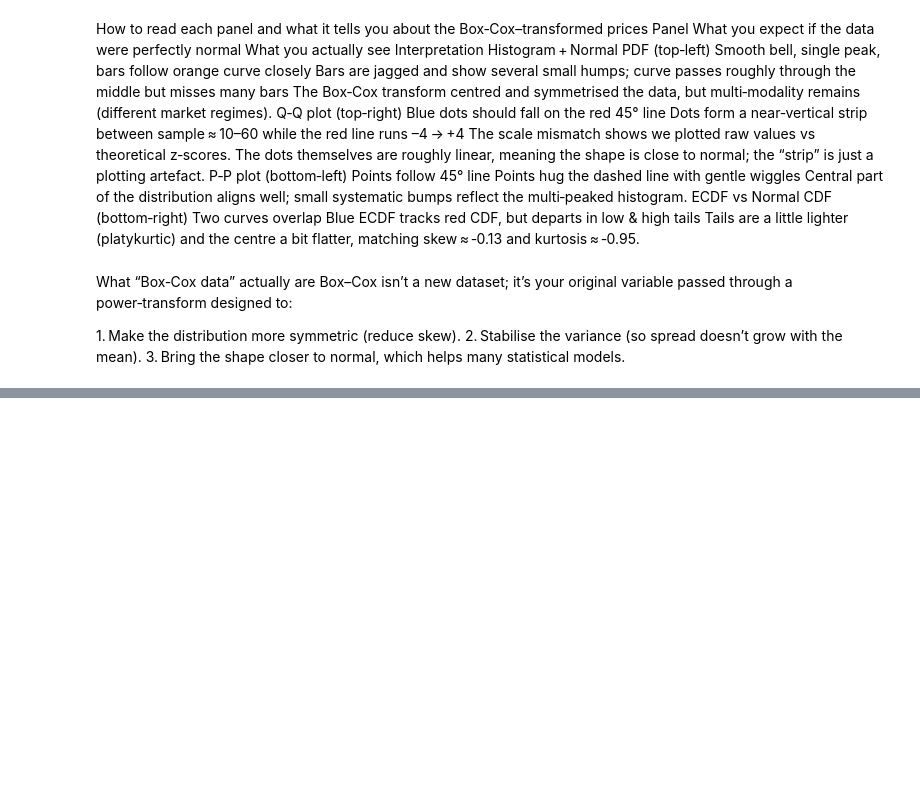
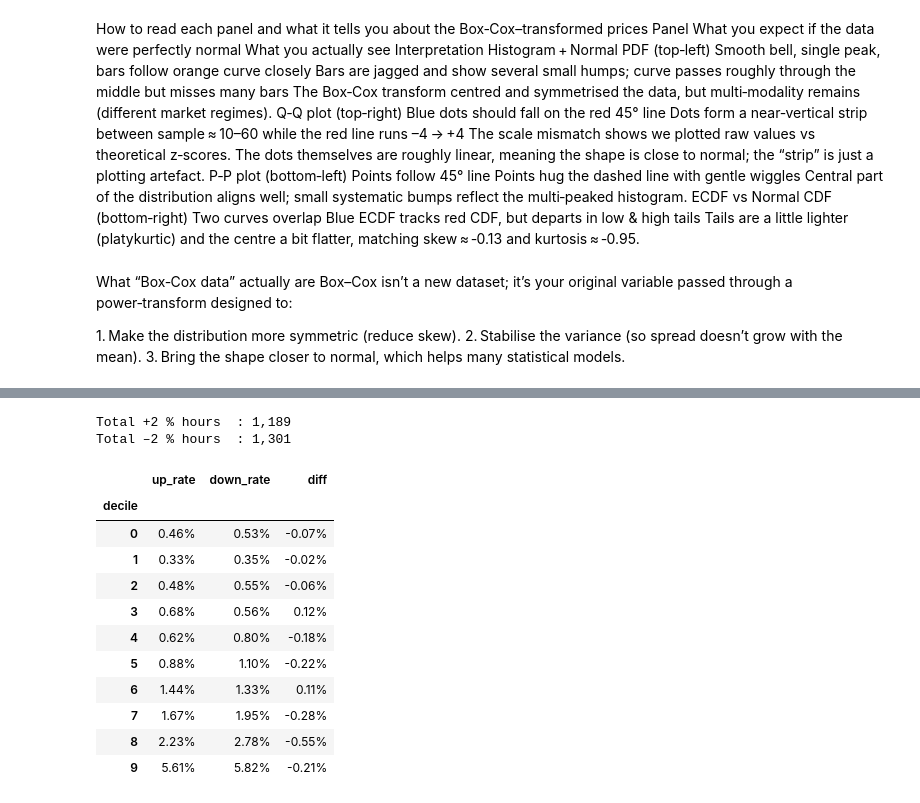
Before and after one commit to Stevenberger1/Stock-Market-Prediction, a Jupyter notebook: data/Statistical_analysis.ipynb, the cells around one changed output, grey strips where cells are left out. Cells and saved outputs as stored; diff of their text form; code cells hidden in the pictures; blank space fills up the shorter version.

```diff
--- a/data/Statistical_analysis.ipynb
+++ b/data/Statistical_analysis.ipynb
@@ -827,0 +1041,31 @@ Box–Cox isn’t a new dataset; it’s your original variable passed through a
+# %%
+# How many up vs down jumps in total?
+up_total   = df["up_jump"].sum()
+down_total = df["down_jump"].sum()
+
+print(f"Total +2 % hours  : {up_total:,}")
+print(f"Total –2 % hours  : {down_total:,}")
+
+# Per decile side-by-side
+check = (df.assign(decile=pd.qcut(df["log_volume"], N_DECILES, labels=False))
+           .groupby("decile")
+           .agg(up_rate   = ("up_jump",   "mean"),
+                down_rate = ("down_jump", "mean"))
+           .assign(diff=lambda t: t.up_rate - t.down_rate)
+           .style.format("{:.2%}"))
+check
+# %% [output]
+Total +2 % hours  : 1,189
+Total –2 % hours  : 1,301
+|  | up_rate | down_rate | diff |
+| decile |  |  |  |
+| 0 | 0.46% | 0.53% | -0.07% |
+| 1 | 0.33% | 0.35% | -0.02% |
+| 2 | 0.48% | 0.55% | -0.06% |
+| 3 | 0.68% | 0.56% | 0.12% |
+| 4 | 0.62% | 0.80% | -0.18% |
+| 5 | 0.88% | 1.10% | -0.22% |
+| 6 | 1.44% | 1.33% | 0.11% |
+| 7 | 1.67% | 1.95% | -0.28% |
+| 8 | 2.23% | 2.78% | -0.55% |
+| 9 | 5.61% | 5.82% | -0.21% |
```
Also changed, not shown: parts of 11 cells of this notebook.
